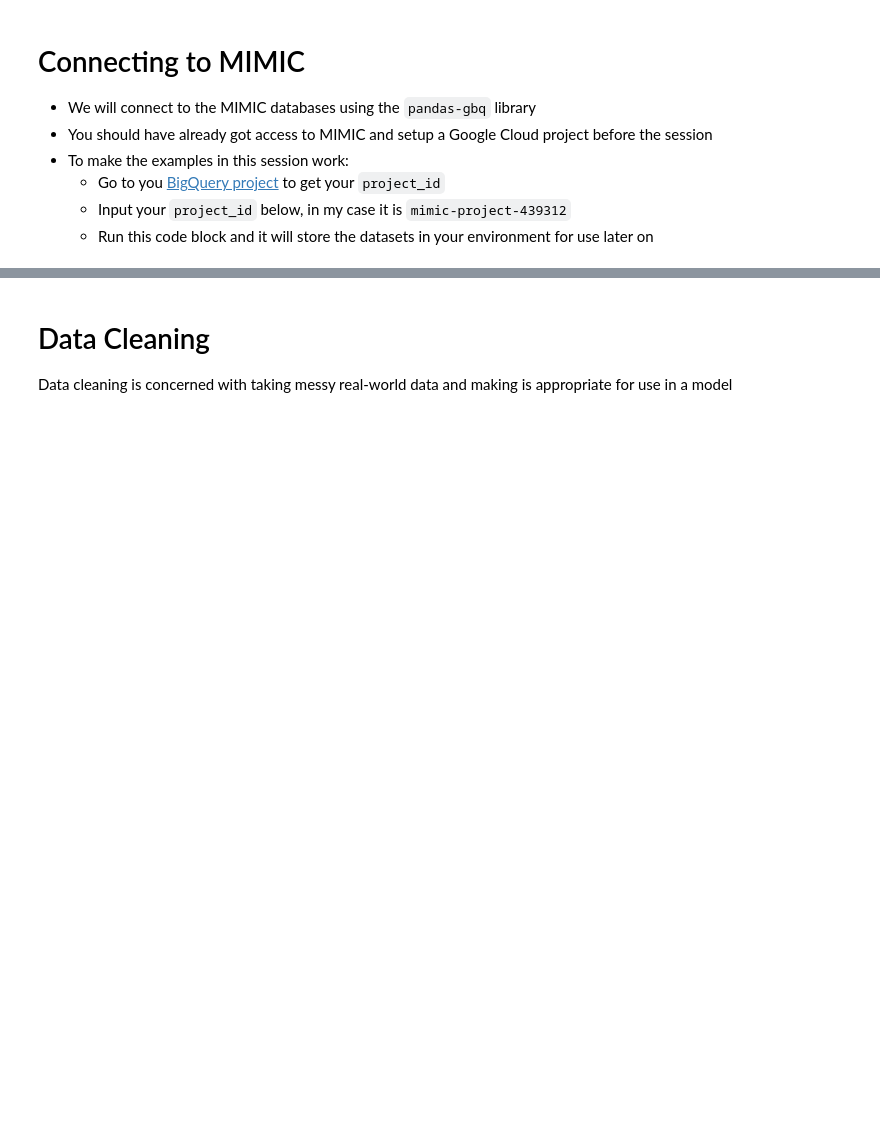
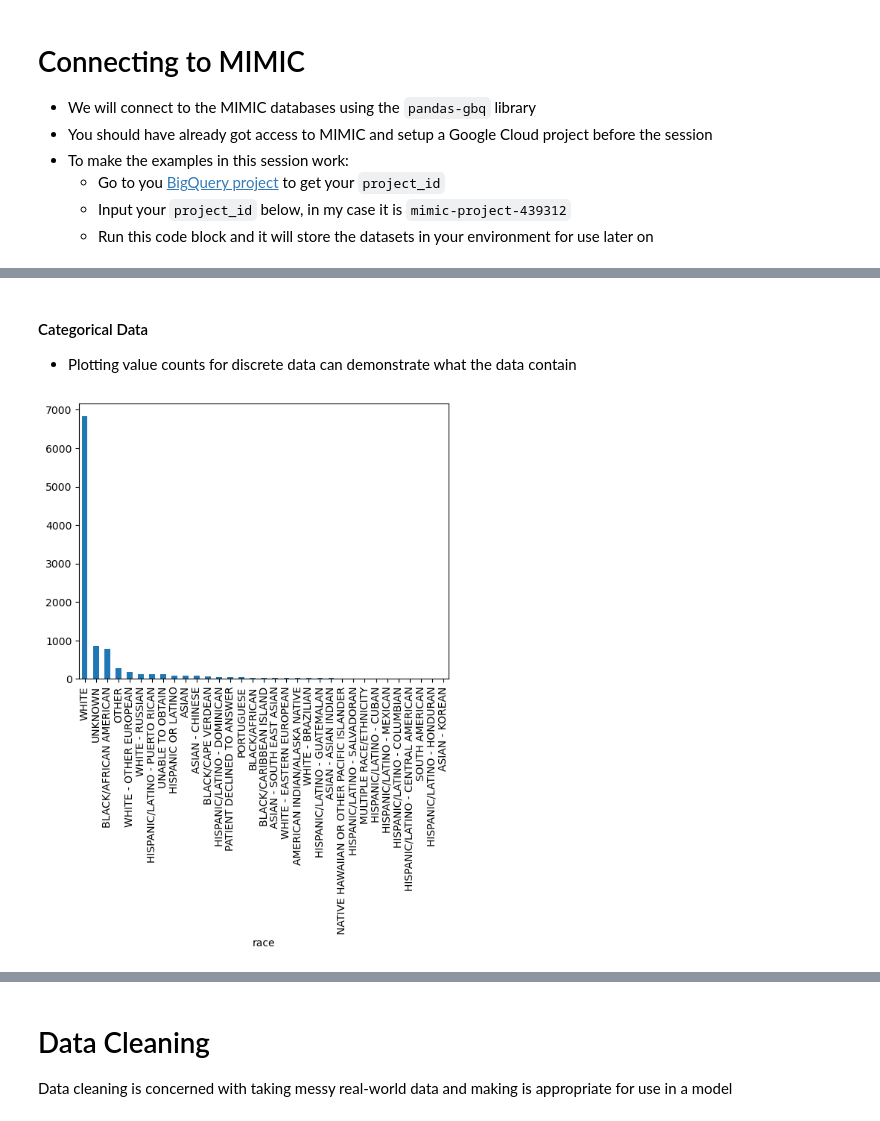
Before and after one commit to stuartbowyer/teaching.bowyer.github.io, a Jupyter notebook: SDSAI/3/ML_Foundations_and_Data_Preparation.ipynb, the cells around one changed output, grey strips where cells are left out. Cells and saved outputs as stored; diff of their text form; code cells hidden in the pictures; blank space fills up the shorter version.

```diff
--- a/SDSAI/3/ML_Foundations_and_Data_Preparation.ipynb
+++ b/SDSAI/3/ML_Foundations_and_Data_Preparation.ipynb
@@ -53,0 +228,9 @@ TODO
+# %% [markdown]
+#### Categorical Data
+*   Plotting value counts for discrete data can demonstrate what the data contain
+# %%
+df_day1_vitalsign.race.value_counts() \
+    .plot.bar()
+plt.show()
+# %% [output]
+[figure, added]
```
Also changed, not shown: parts of 89 cells of this notebook, 10 other files.
